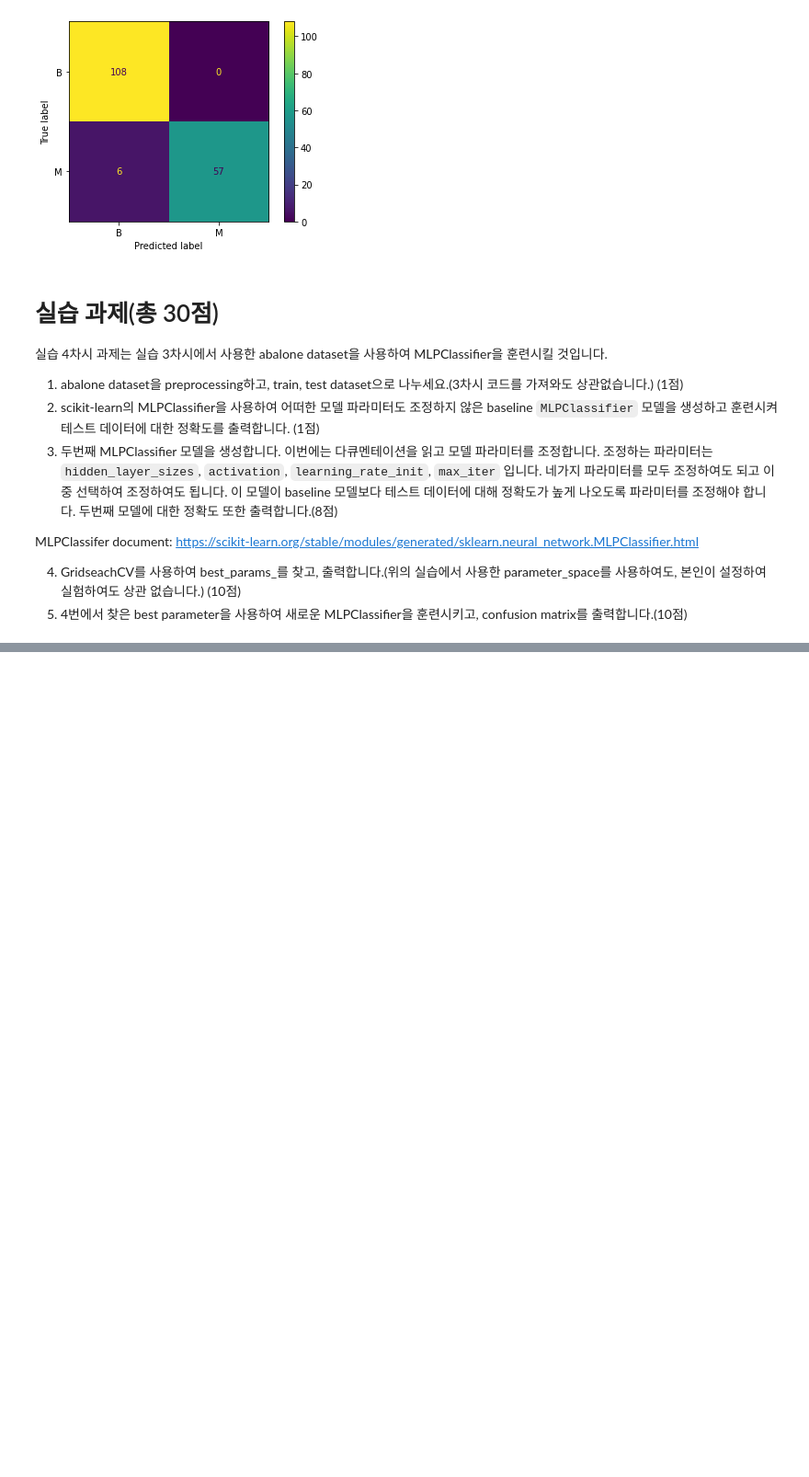
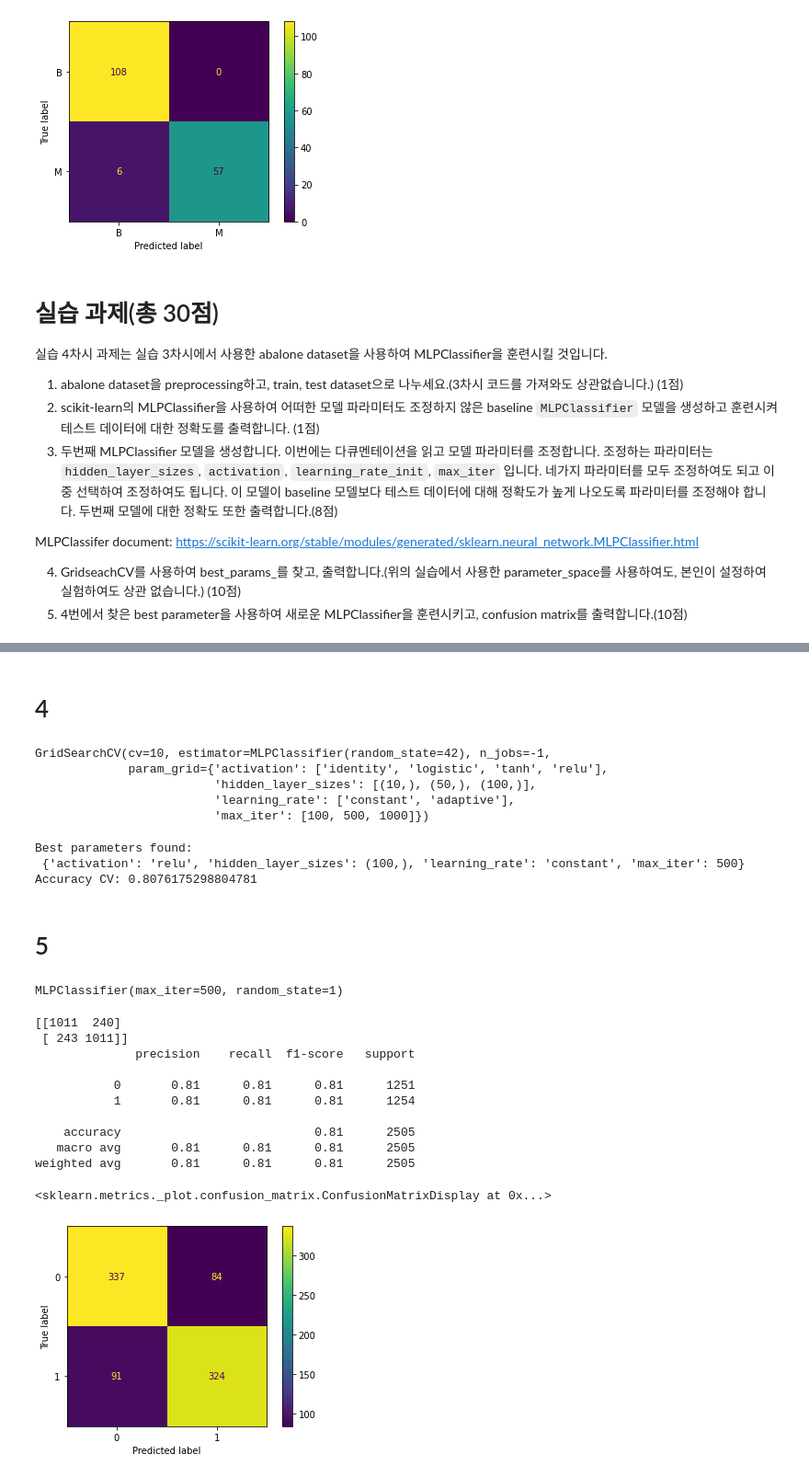
Before and after one commit to dinleo/Assignments, a Jupyter notebook: 2022-1/AI/Fin/ex4/인공지능_4차시.ipynb, the cells around one changed output, grey strips where cells are left out. Shown at 92% size. Cells and saved outputs as stored; diff of their text form; code cells hidden in the pictures; blank space fills up the shorter version.

```diff
--- a/2022-1/AI/Fin/ex4/인공지능_4차시.ipynb
+++ b/2022-1/AI/Fin/ex4/인공지능_4차시.ipynb
@@ -525,0 +560,3 @@ X_train, X_test, y_train, y_test = train_test_split(X, y, test_size=0.2, random_
+# %%
+mlp = MLPClassifier()
+mlp.fit(X_train, y_train)
@@ -525,0 +571,3 @@ X_train, X_test, y_train, y_test = train_test_split(X, y, test_size=0.2, random_
+# %%
+mlp2 = MLPClassifier(hidden_layer_sizes=(30,), max_iter=1000, random_state=42)
+mlp2.fit(X_train, y_train)
@@ -525,0 +580,52 @@ X_train, X_test, y_train, y_test = train_test_split(X, y, test_size=0.2, random_
+# %% [markdown]
+# 4
+# %%
+parameter_space = {
+    'hidden_layer_sizes': [(10,),(50,),(100,)],
+    'activation': ['identity', 'logistic','tanh', 'relu'],
+    'max_iter': [100,500,1000],
+    'learning_rate': ['constant','adaptive'],
+}
+clf_cv = GridSearchCV(MLPClassifier(random_state=42), parameter_space, n_jobs=-1, cv=10)
+clf_cv.fit(X_train, y_train)
+# %% [output]
+GridSearchCV(cv=10, estimator=MLPClassifier(random_state=42), n_jobs=-1,
+             param_grid={'activation': ['identity', 'logistic', 'tanh', 'relu'],
+                         'hidden_layer_sizes': [(10,), (50,), (100,)],
+                         'learning_rate': ['constant', 'adaptive'],
+                         'max_iter': [100, 500, 1000]})
+# %%
+print('Best parameters found:\n', clf_cv.best_params_)
+#cross validation의 best score을 출력합니다.
+print("Accuracy CV:",clf_cv.best_score_)
+# %% [output]
+Best parameters found:
+ {'activation': 'relu', 'hidden_layer_sizes': (100,), 'learning_rate': 'constant', 'max_iter': 500}
+Accuracy CV: 0.8076175298804781
+# %% [markdown]
+# 5
+# %%
+best_config_gs = clf_cv.best_params_
+mlp_best=MLPClassifier(random_state=1, **best_config_gs)
+mlp_best.fit(X_train,y_train)
+# %% [output]
+MLPClassifier(max_iter=500, random_state=1)
+# %%
+predict_train = mlp_best.predict(X_train)
+predict_test = mlp_best.predict(X_test)
+print(confusion_matrix(y_train,predict_train))
+print(classification_report(y_train,predict_train))
+plot_confusion_matrix(mlp_best, X_test, y_test, normalize=None, values_format='d')
+# %% [output]
+[[1011  240]
+ [ 243 1011]]
+              precision    recall  f1-score   support
+
+           0       0.81      0.81      0.81      1251
+           1       0.81      0.81      0.81      1254
+
+    accuracy                           0.81      2505
+   macro avg       0.81      0.81      0.81      2505
+weighted avg       0.81      0.81      0.81      2505
+<sklearn.metrics._plot.confusion_matrix.ConfusionMatrixDisplay at 0x...>
+[figure, added]
```
Also changed, not shown: parts of 13 cells of this notebook.
